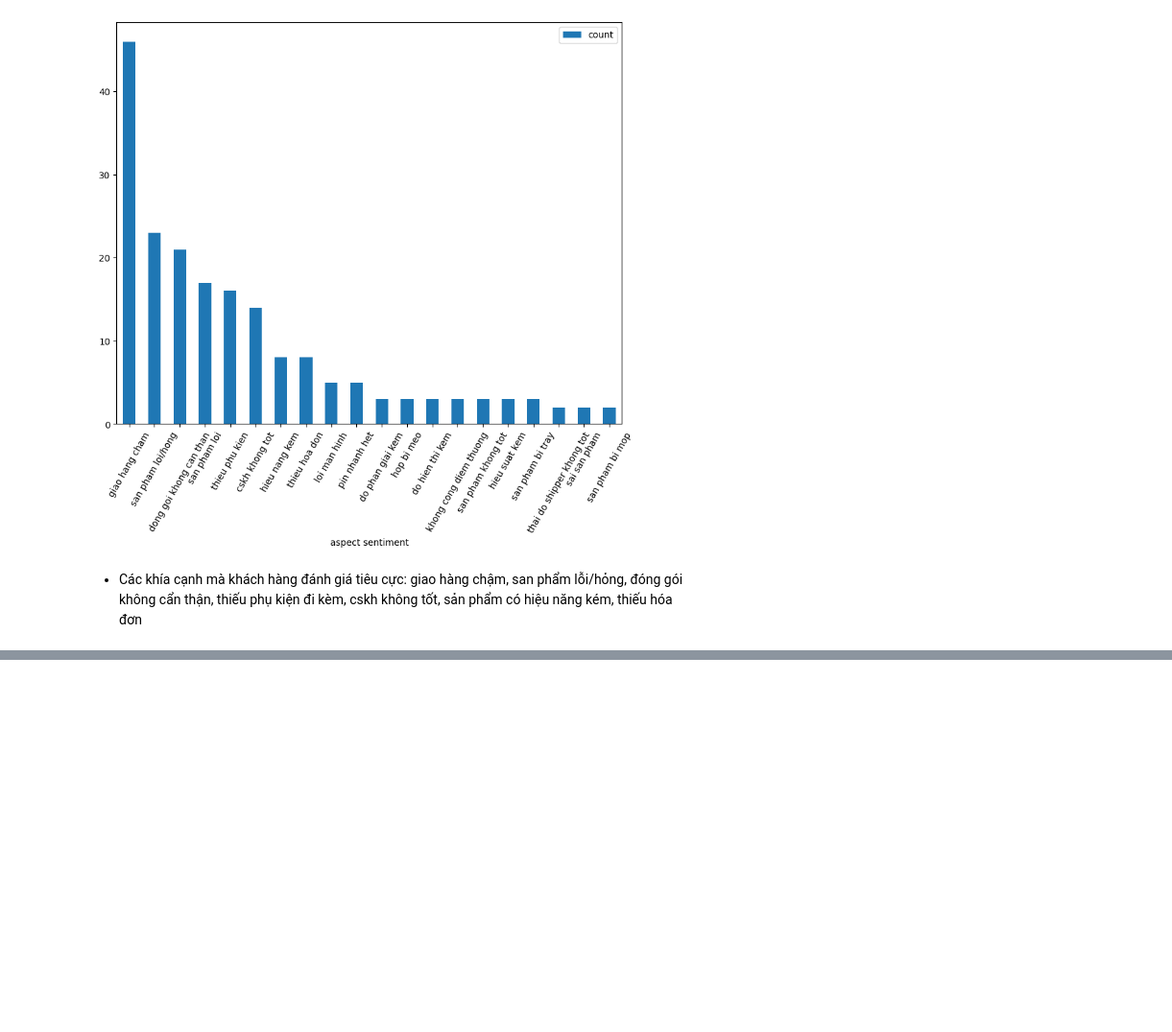
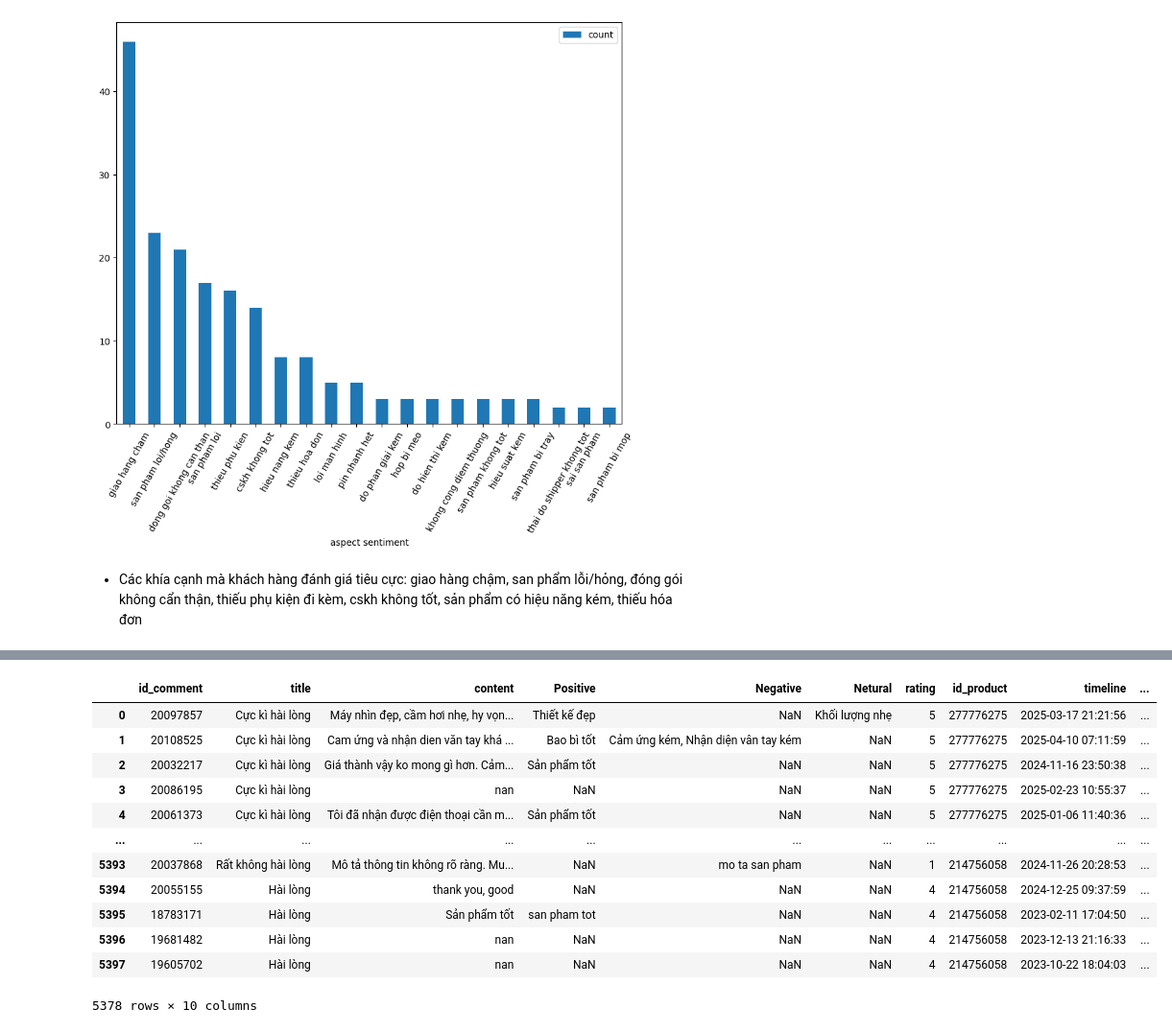
Before and after one commit to kieuminhhuu/Vietnam-E-commerce-Market-and-Customer-Product-Evaluation-Analysis-on-Tiki-E-commerce-Platform, a Jupyter notebook: Feedback_Tiki_Analysis.ipynb, the cells around one changed output, grey strips where cells are left out. Shown at 96% size. Cells and saved outputs as stored; diff of their text form; code cells hidden in the pictures; blank space fills up the shorter version.

```diff
--- a/Feedback_Tiki_Analysis.ipynb
+++ b/Feedback_Tiki_Analysis.ipynb
@@ -512,0 +564,4 @@ Những điểm này đều cho thấy tiki đã tập trung phát triển rất
+# %%
+title_common = ['Cực kì hài lòng', 'Hài lòng', 'Bình thường', 'Không hài lòng', 'Rất không hài lòng']
+df_commnets = df_commnets[df_commnets['title'].isin(title_common)]
+df_commnets
@@ -512,0 +681,32 @@ Những điểm này đều cho thấy tiki đã tập trung phát triển rất
+# %%
+df_commnets['content'] = df_commnets['content'].astype(str)
+# %%
+# Loại bỏ các emoij
+df_commnets['comment_processed'] = df_commnets['content'].apply(nomalize_emoji)
+# Chuẩn hóa các hashtag
+df_commnets['comment_processed'] = df_commnets['comment_processed'].apply(normalize_hastag)
+# Chuẩn hóa đường dẫn
+df_commnets['comment_processed'] = df_commnets['comment_processed'].apply(normalize_website)
+# Loại bỏ dấu câu
+df_commnets['comment_processed'] = df_commnets['comment_processed'].apply(normalize_punctuation)
+# Chuẩn hóa từ viết tắt
+df_commnets['comment_processed'] = df_commnets['comment_processed'].apply(normalize_acronyms)
+# Chuyển toàn bộ về chữ thường
+df_commnets['comment_processed'] = df_commnets['comment_processed'].str.lower()
+# Bỏ dấu câu
+df_commnets['comment_processed'] = df_commnets['comment_processed'].apply(remove_accents)
+df_commnets
+# %% [output]
+|  | id_comment | title | content | Positive | Negative | Netural | rating | id_product | timeline | ... |
+| 0 | 20097857 | Cực kì hài lòng | Máy nhìn đẹp, cầm hơi nhẹ, hy vọn... | Thiết kế đẹp | NaN | Khối lượng nhẹ | 5 | 277776275 | 2025-03-17 21:21:56 | ... |
+| 1 | 20108525 | Cực kì hài lòng | Cam ứng và nhận dien văn tay khá ... | Bao bì tốt | Cảm ứng kém, Nhận diện vân tay kém | NaN | 5 | 277776275 | 2025-04-10 07:11:59 | ... |
+| 2 | 20032217 | Cực kì hài lòng | Giá thành vậy ko mong gì hơn. Cảm... | Sản phẩm tốt | NaN | NaN | 5 | 277776275 | 2024-11-16 23:50:38 | ... |
+| 3 | 20086195 | Cực kì hài lòng | nan | NaN | NaN | NaN | 5 | 277776275 | 2025-02-23 10:55:37 | ... |
+| 4 | 20061373 | Cực kì hài lòng | Tôi đã nhận được điện thoại cần m... | Sản phẩm tốt | NaN | NaN | 5 | 277776275 | 2025-01-06 11:40:36 | ... |
+| ... | ... | ... | ... | ... | ... | ... | ... | ... | ... | ... |
+| 5393 | 20037868 | Rất không hài lòng | Mô tả thông tin không rõ ràng. Mu... | NaN | mo ta san pham | NaN | 1 | 214756058 | 2024-11-26 20:28:53 | ... |
+| 5394 | 20055155 | Hài lòng | thank you, good | NaN | NaN | NaN | 4 | 214756058 | 2024-12-25 09:37:59 | ... |
+| 5395 | 18783171 | Hài lòng | Sản phẩm tốt | san pham tot | NaN | NaN | 4 | 214756058 | 2023-02-11 17:04:50 | ... |
+| 5396 | 19681482 | Hài lòng | nan | NaN | NaN | NaN | 4 | 214756058 | 2023-12-13 21:16:33 | ... |
+| 5397 | 19605702 | Hài lòng | nan | NaN | NaN | NaN | 4 | 214756058 | 2023-10-22 18:04:03 | ... |
+5378 rows × 10 columns
```
Also changed, not shown: parts of 24 cells of this notebook.
